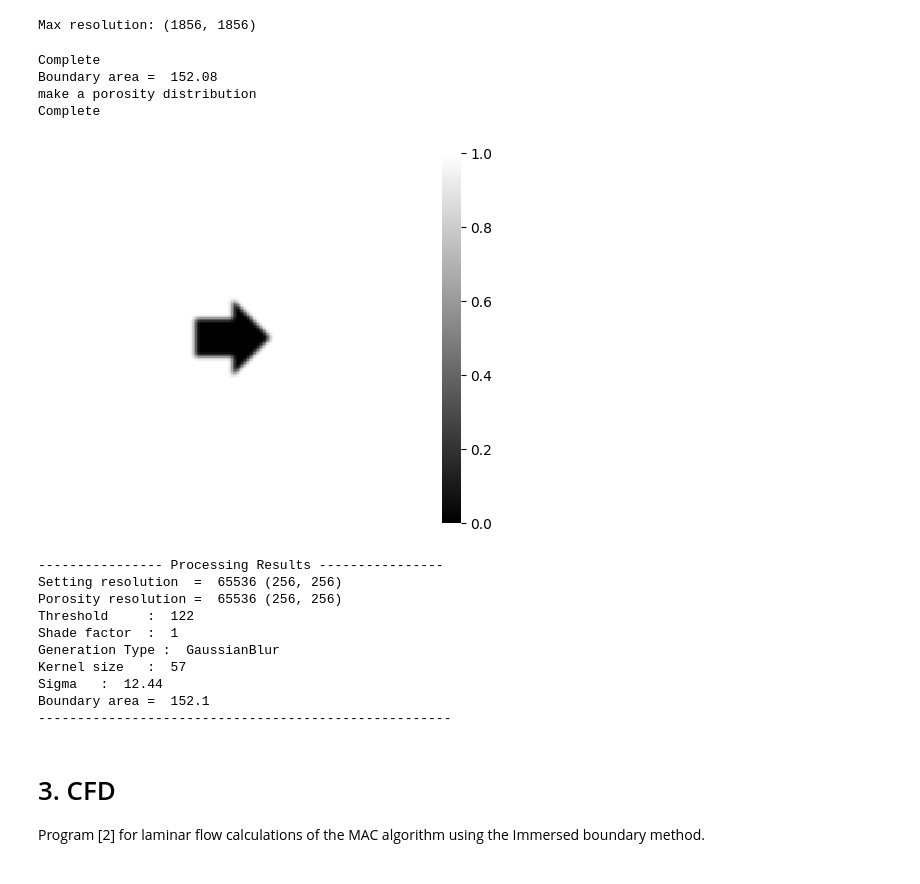
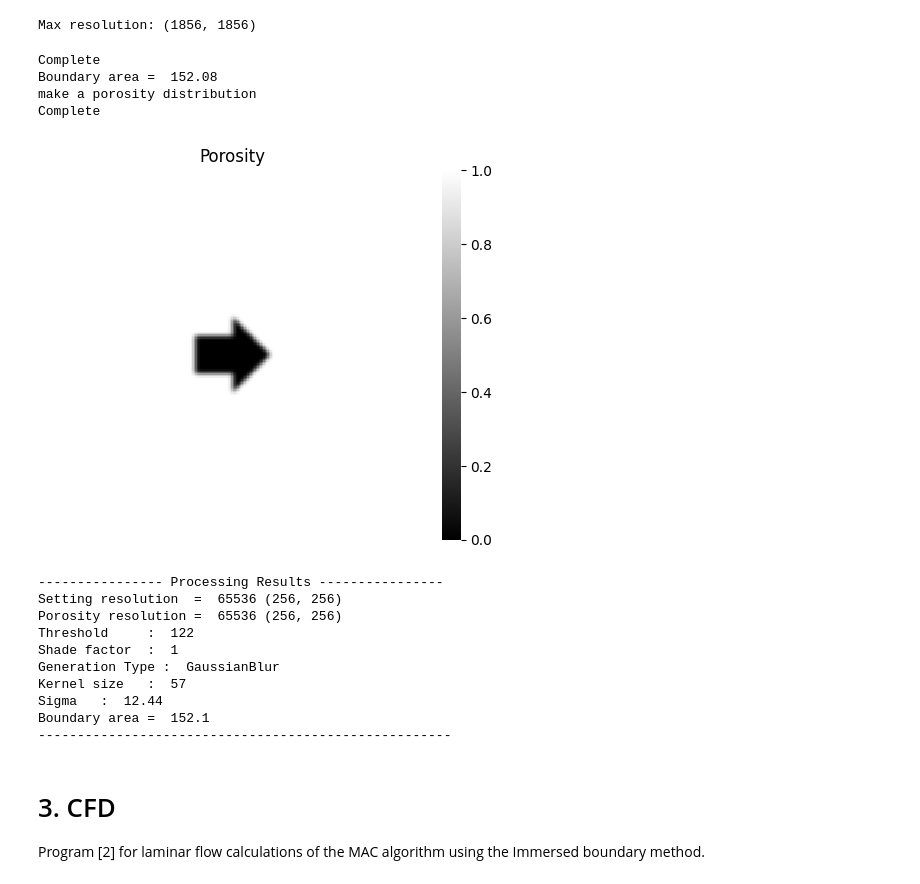
Before and after one commit to nobu-n2002/PixelNote, a Jupyter notebook: PixelNote.ipynb, the cells around one changed output. Cells and saved outputs as stored; diff of their text form; code cells hidden in the pictures.

```diff
--- a/PixelNote.ipynb
+++ b/PixelNote.ipynb
@@ -622,34 +550,35 @@ with open('data/porosity.csv', "w") as file:
         for i in range(1, w_resized+1):
             file.write(f"{int(i)}, {int(j)}, 1, {(porosity[h_resized - (j), (i -1)]):.5f}\n")
 
 with open('logs/process.txt', 'w', encoding='utf-8') as f:
     print('---------------- Processing Results ----------------', file=f)
     print('Setting resolution  = ', porosity.shape[0]*porosity.shape[1], porosity.shape, file=f)
     print('Porosity resolution = ', (data_write.shape[0]-1)*data_write.shape[1], data_write[1:,:].shape, file=f)
     print('Threshold     : ', threshold, file=f)
     print('Shade factor  : ', shade_factor, file=f)
     print('Generation Type : ', generation_type, file=f)
     if generation_type == 'GaussianBlur':
       print('Kernel size   : ', ksize, file=f)
       print('Sigma   : ', format(sigma,".4"), file=f)
     print('Boundary area = ', format(S, ".4"), file=f)
     print('-----------------------------------------------------', file=f)
 
 print('Complete')
 
 # Visualize porosity distribution using heatmap
 sns.heatmap(porosity, cmap="gray", xticklabels=False, yticklabels=False, square=True)
 plt.savefig(file_name_output)
+plt.title("Porosity")
 plt.show()
 
 # Display the content of the process.txt file
 %cat logs/process.txt
 # %% [output]
 Complete
 Boundary area =  152.08
 make a porosity distribution
 Complete
-[figure, old version]
+[figure, new version]
 ---------------- Processing Results ----------------
 Setting resolution  =  65536 (256, 256)
 Porosity resolution =  65536 (256, 256)
```
Also changed, not shown: parts of 6 cells of this notebook.
